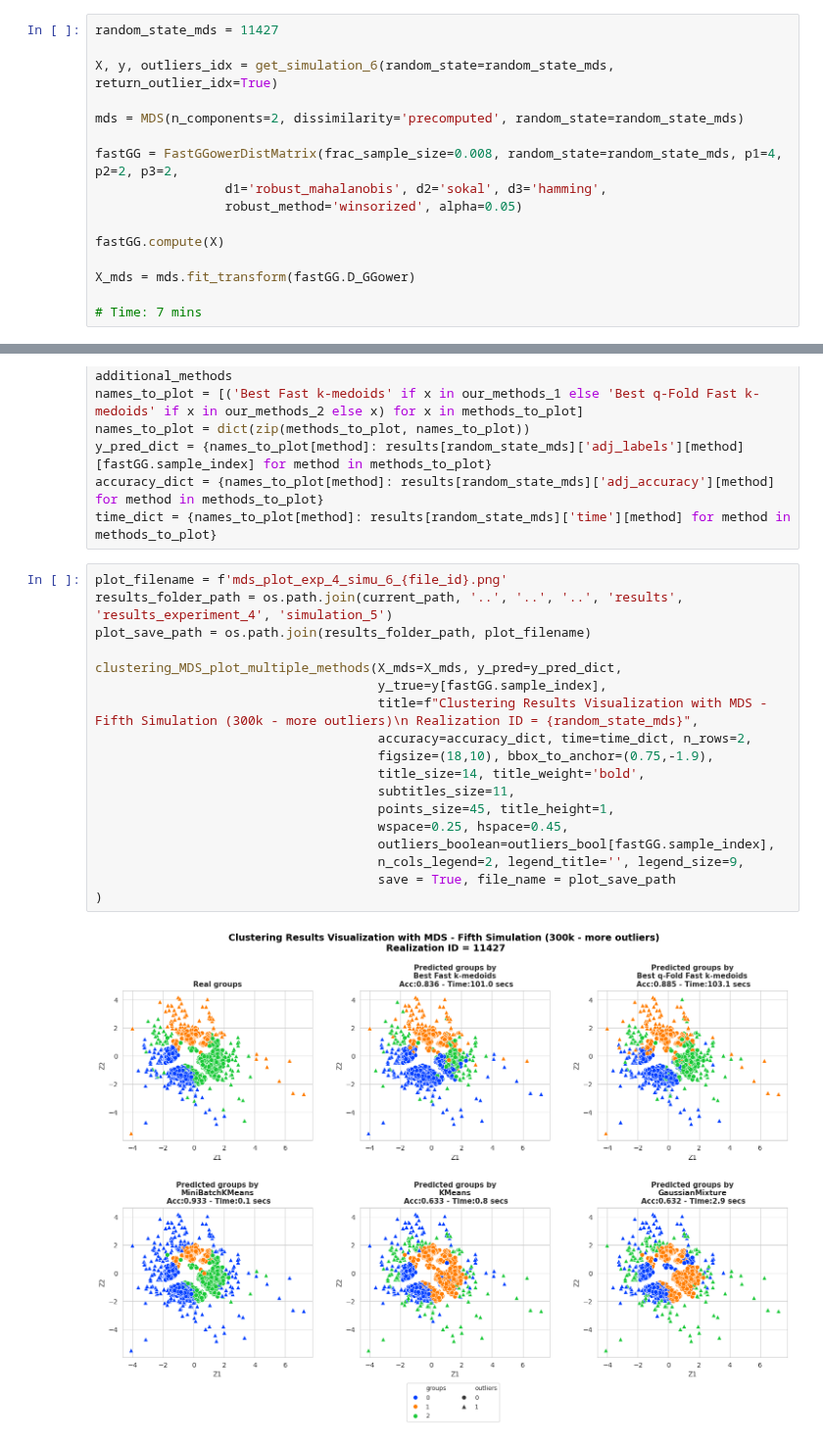
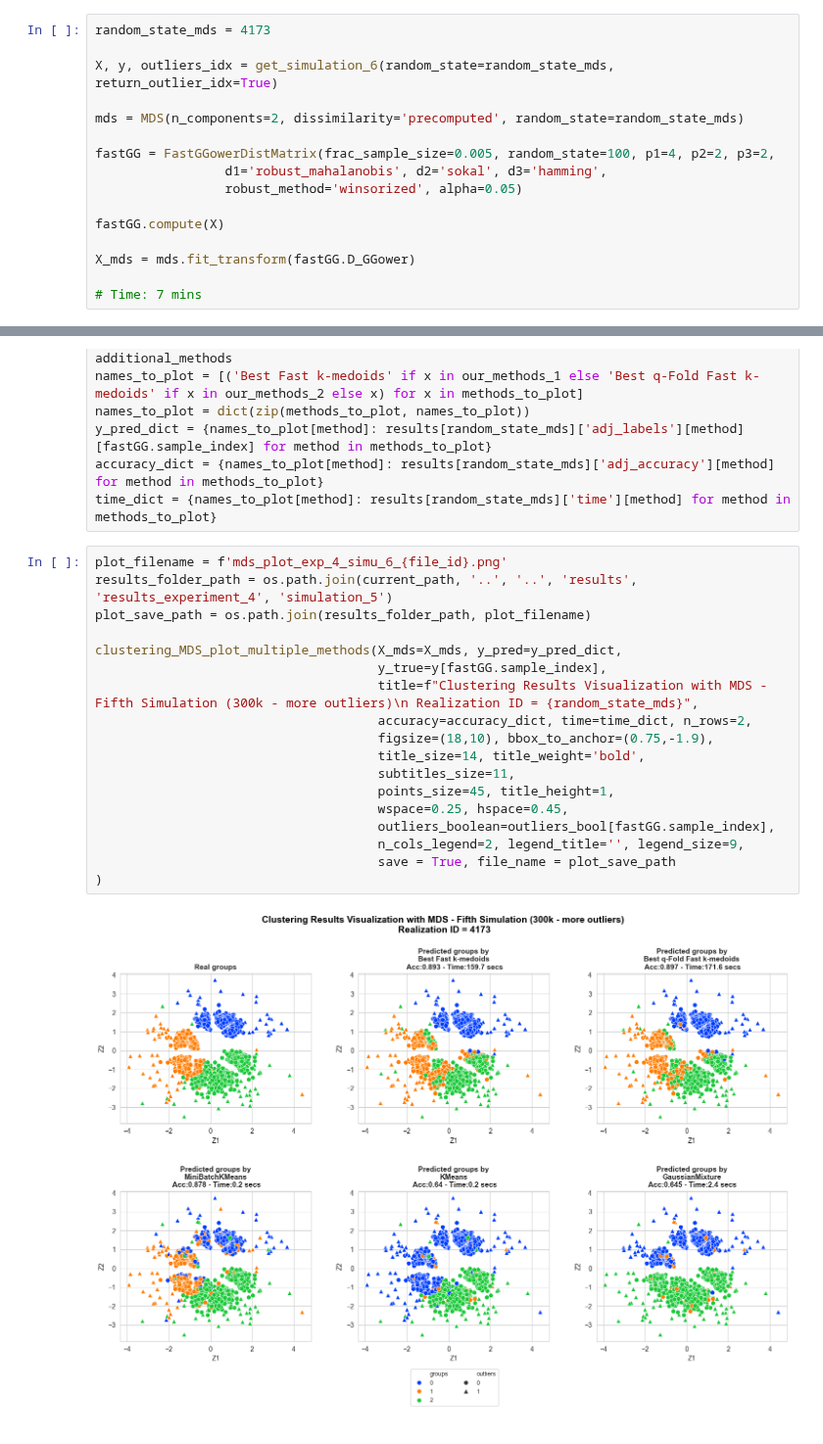
Before and after one commit to FabioScielzoOrtiz/db-robust-clust-paper-code, a Jupyter notebook: experiments/simulations/experiments_simulation_5.ipynb, the cells around one changed output, grey strips where cells are left out. Shown at 98% size. Saved outputs shown, nothing was run; the diff lists cells and outputs as text.

Commit message:
results updated for exp 4 sim 5 and exp 2

```diff
--- a/experiments/simulations/experiments_simulation_5.ipynb
+++ b/experiments/simulations/experiments_simulation_5.ipynb
@@ -1410,13 +1406,13 @@ avg_results_df_sorted_ari
 # %% [markdown]
 ---
 # %%
-random_state_mds = 11427
+random_state_mds = 4173
 
 X, y, outliers_idx = get_simulation_6(random_state=random_state_mds, return_outlier_idx=True)
 
 mds = MDS(n_components=2, dissimilarity='precomputed', random_state=random_state_mds)
 
-fastGG = FastGGowerDistMatrix(frac_sample_size=0.008, random_state=random_state_mds, p1=4, p2=2, p3=2,
+fastGG = FastGGowerDistMatrix(frac_sample_size=0.005, random_state=100, p1=4, p2=2, p3=2,
                  d1='robust_mahalanobis', d2='sokal', d3='hamming',
                  robust_method='winsorized', alpha=0.05)
 
@@ -1446,21 +1442,21 @@ accuracy_dict = {names_to_plot[method]: results[random_state_mds]['adj_accuracy'
 time_dict = {names_to_plot[method]: results[random_state_mds]['time'][method] for method in methods_to_plot}
 # %%
 plot_filename = f'mds_plot_exp_4_simu_6_{file_id}.png'
-results_folder_path = os.path.join(current_path, '..', '..', '..', 'results', 'results_experiment_4', 'simulation_5')
+results_folder_path = os.path.join(current_path, '..', '..', 'results', 'results_experiment_4', 'simulation_5')
 plot_save_path = os.path.join(results_folder_path, plot_filename)
 
 clustering_MDS_plot_multiple_methods(X_mds=X_mds, y_pred=y_pred_dict,
                                      y_true=y[fastGG.sample_index],
                                      title=f"Clustering Results Visualization with MDS - Fifth Simulation (300k - more outliers)\n Realization ID = {random_state_mds}",
                                      accuracy=accuracy_dict, time=time_dict, n_rows=2,
                                      figsize=(18,10), bbox_to_anchor=(0.75,-1.9),
                                      title_size=14, title_weight='bold',
                                      subtitles_size=11,
                                      points_size=45, title_height=1,
                                      wspace=0.25, hspace=0.45,
                                      outliers_boolean=outliers_bool[fastGG.sample_index],
                                      n_cols_legend=2, legend_title='', legend_size=9,
                                      save = True, file_name = plot_save_path
 )
 # %% [output]
-[figure, old version]
+[figure, new version]
```
Also changed, not shown: parts of 5 cells of this notebook, 1 other file.
